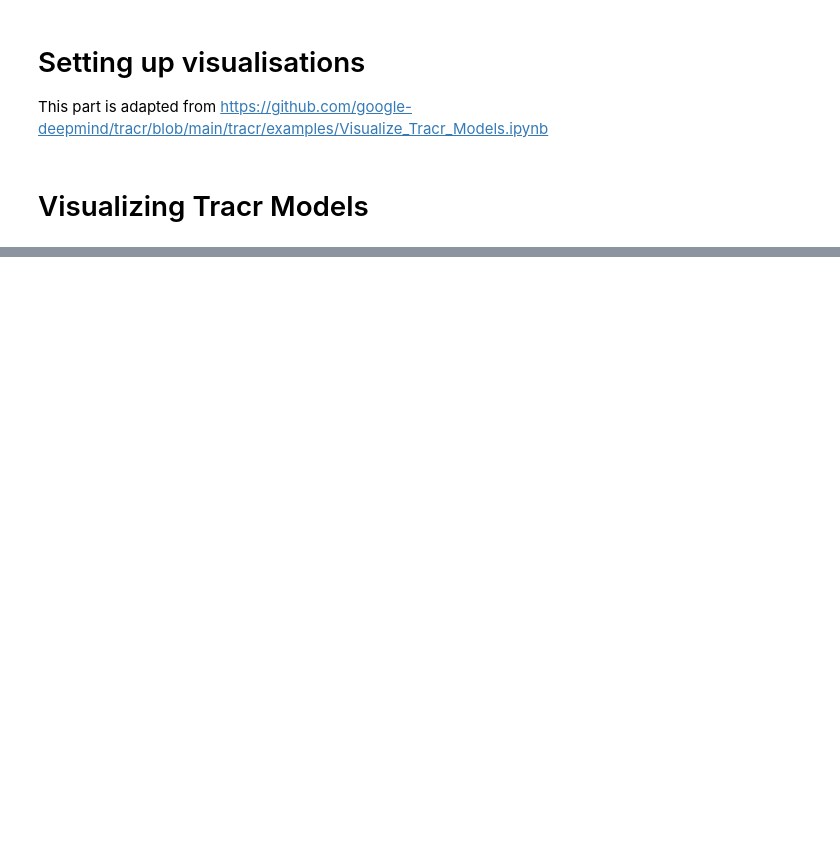
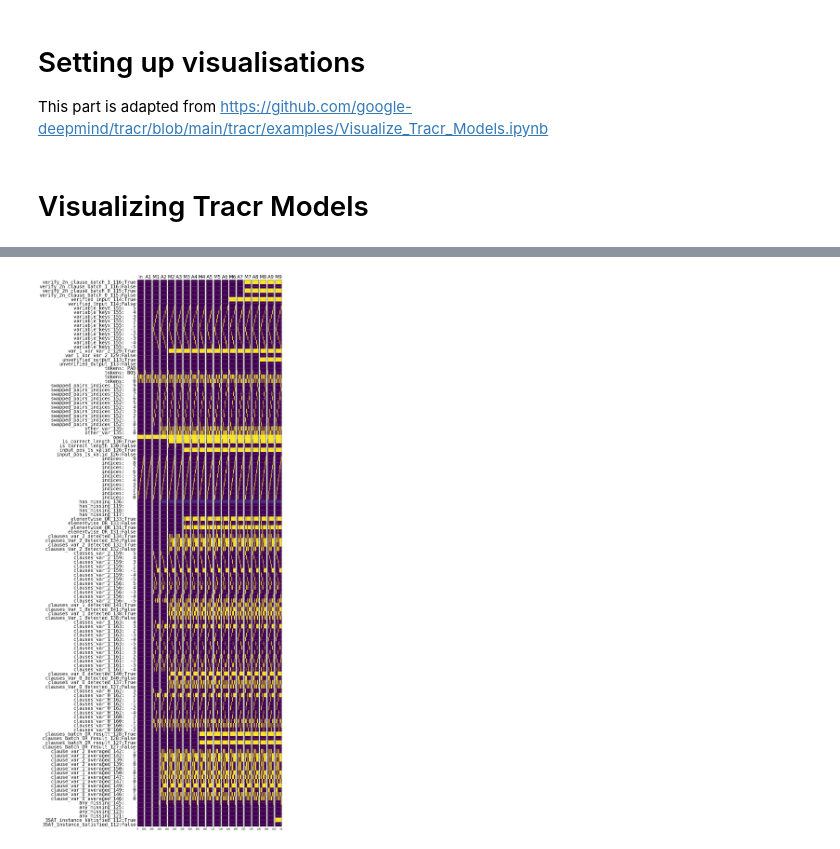
Before and after one commit to AndisDraguns/rasp-lab, a Jupyter notebook: 3_SAT_Verification_Transformer_in_Tracr.ipynb, the cells around one changed output, grey strips where cells are left out. Drawn from its saved outputs; the diff is of its cells as text; code cells hidden in the pictures; blank space fills up the shorter version.

```diff
--- a/3_SAT_Verification_Transformer_in_Tracr.ipynb
+++ b/3_SAT_Verification_Transformer_in_Tracr.ipynb
@@ -666,7 +952,9 @@ plot_residuals_and_input(model=tracr_model, inputs=test_input_list, show_last_n_
 # %%
 #@title Plot residual stream
 # plots the entire stream - can be slow
-plot_residuals_and_input(model=tracr_model, inputs=test_input_list)
+plot_residuals_and_input(model=tracr_model, inputs=format_inputs(test_input))
+# %% [output]
+[figure, added]
 # %%
 #@title Plot layer outputs
 # plot_layer_outputs(model=tracr_model, inputs = test_input_list)
```
Also changed, not shown: parts of 38 cells of this notebook.
